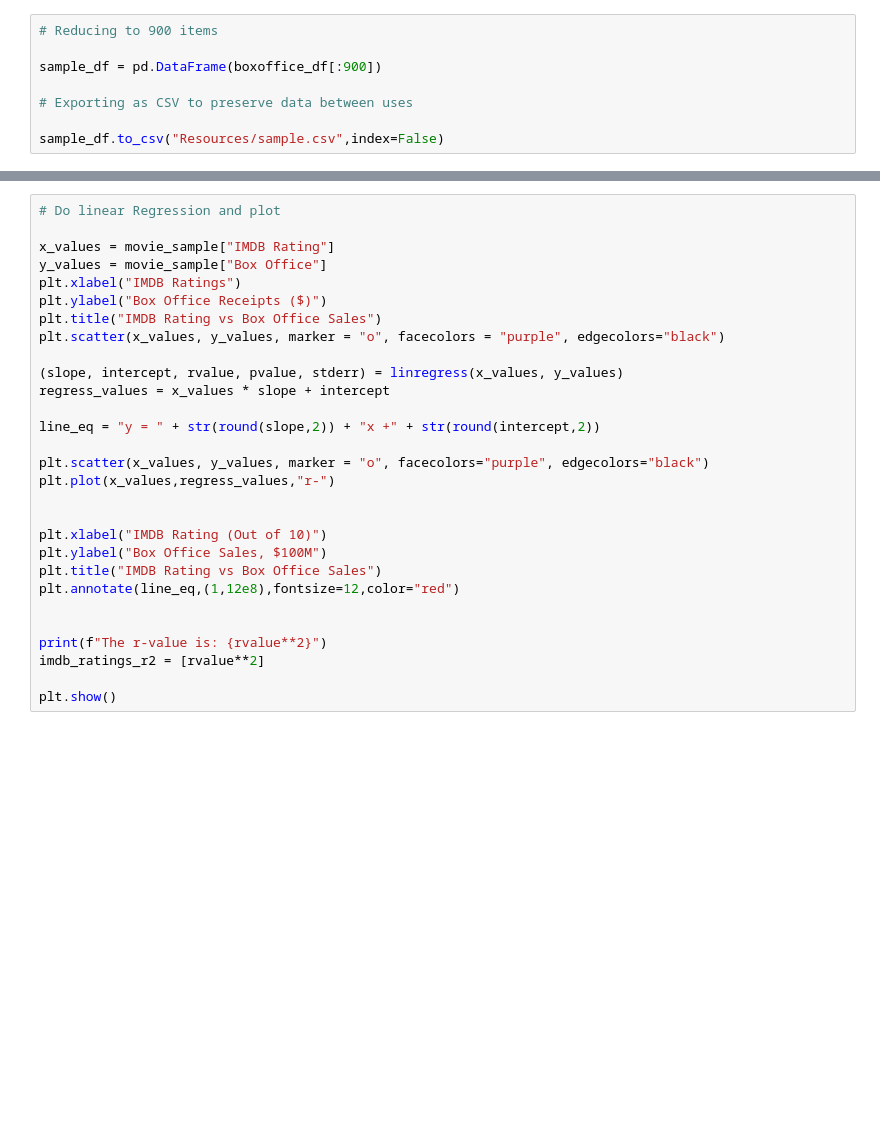
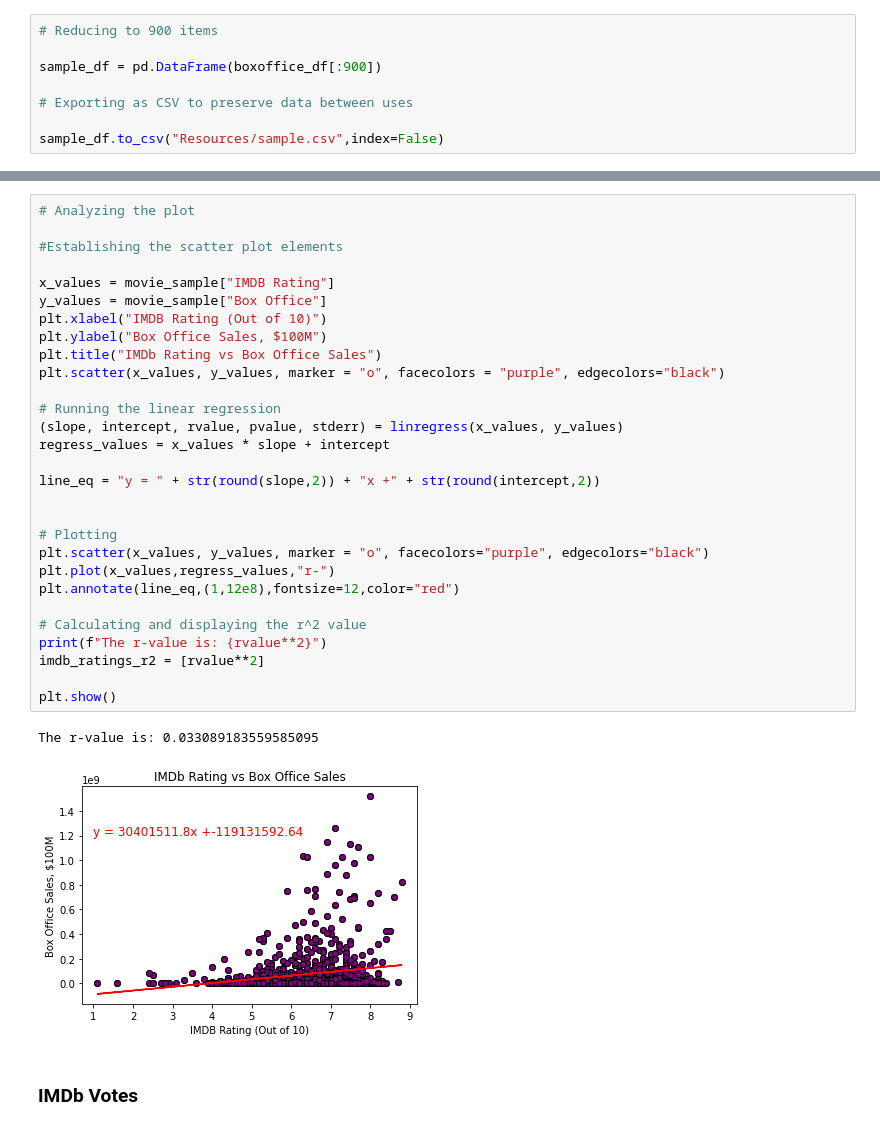
Before and after one commit to kellrow80/Project-1, a Jupyter notebook: Movie_DataQuest.ipynb, the cells around one changed output, grey strips where cells are left out. Saved outputs shown, nothing was run; the diff lists cells and outputs as text; blank space fills up the shorter version.

```diff
--- a/Movie_DataQuest.ipynb
+++ b/Movie_DataQuest.ipynb
@@ -503,31 +793,36 @@ plt.show()
 # %%
-# Do linear Regression and plot
+# Analyzing the plot
+
+#Establishing the scatter plot elements
 
 x_values = movie_sample["IMDB Rating"]
 y_values = movie_sample["Box Office"]
-plt.xlabel("IMDB Ratings")
-plt.ylabel("Box Office Receipts ($)")
-plt.title("IMDB Rating vs Box Office Sales")
+plt.xlabel("IMDB Rating (Out of 10)")
+plt.ylabel("Box Office Sales, $100M")
+plt.title("IMDb Rating vs Box Office Sales")
 plt.scatter(x_values, y_values, marker = "o", facecolors = "purple", edgecolors="black")
 
+# Running the linear regression
 (slope, intercept, rvalue, pvalue, stderr) = linregress(x_values, y_values)
 regress_values = x_values * slope + intercept
 
 line_eq = "y = " + str(round(slope,2)) + "x +" + str(round(intercept,2))
 
+
+# Plotting
 plt.scatter(x_values, y_values, marker = "o", facecolors="purple", edgecolors="black")
 plt.plot(x_values,regress_values,"r-")
-
-
-plt.xlabel("IMDB Rating (Out of 10)")
-plt.ylabel("Box Office Sales, $100M")
-plt.title("IMDB Rating vs Box Office Sales")
 plt.annotate(line_eq,(1,12e8),fontsize=12,color="red")
 
-
+# Calculating and displaying the r^2 value
 print(f"The r-value is: {rvalue**2}")
 imdb_ratings_r2 = [rvalue**2]
 
 plt.show()
+# %% [output]
+The r-value is: 0.033089183559585095
+[figure, added]
+# %% [markdown]
+### IMDb Votes
 # %%
 # Correlate Box Office v. IMDB Votes
```
Also changed, not shown: parts of 80 cells of this notebook, 1 other file.
